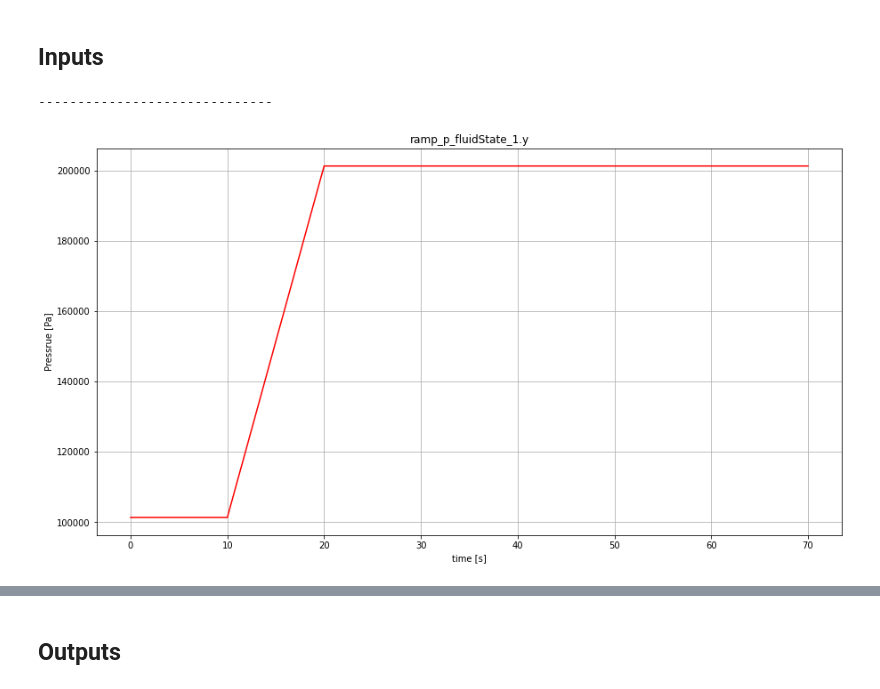
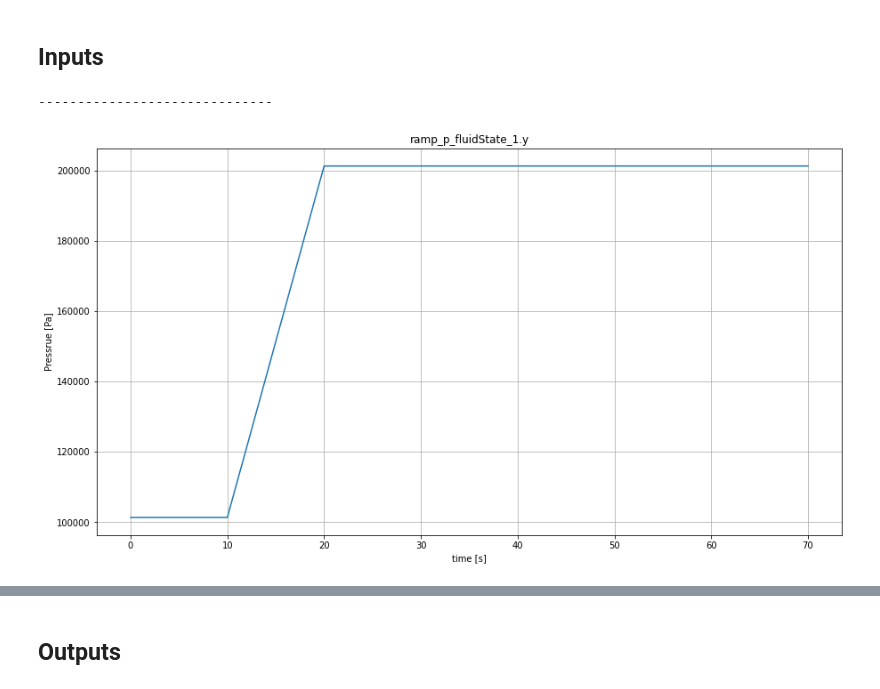
Before and after one commit to zeta-plusplus/PropulsionSystem, a Jupyter notebook: Jupyter/ThermodynamicCycles.OttoCycleIdeal00_ex01_rev001.ipynb, the cells around one changed output, grey strips where cells are left out. Saved outputs shown, nothing was run; the diff lists cells and outputs as text; code cells hidden in the pictures.

```diff
--- a/Jupyter/ThermodynamicCycles.OttoCycleIdeal00_ex01_rev001.ipynb
+++ b/Jupyter/ThermodynamicCycles.OttoCycleIdeal00_ex01_rev001.ipynb
@@ -215,19 +215,19 @@ print('------------------------------')
 # %%
 varName="ramp_p_fluidState_1.y"
 ylabel='Pressrue [Pa]'
 
 time= df[i_df].loc[:,'time']
 var= df[i_df].loc[:,varName]
 fig.append(plt.figure(figsize=(15,8)))
 plt.xlabel('time [s]')
 plt.ylabel(ylabel)
-plt.plot(time, var, color='red')
+plt.plot(time, var)
 plt.title(varName)
 plt.grid()
 print('------------------------------')
 # %% [output]
 ------------------------------
-[figure, old version]
+[figure, new version]
 # %%
 varName="ramp_T_fluidState_1.y"
 ylabel='Temperature [K]'
```
Also changed, not shown: parts of 3 cells of this notebook, 18 other files.
